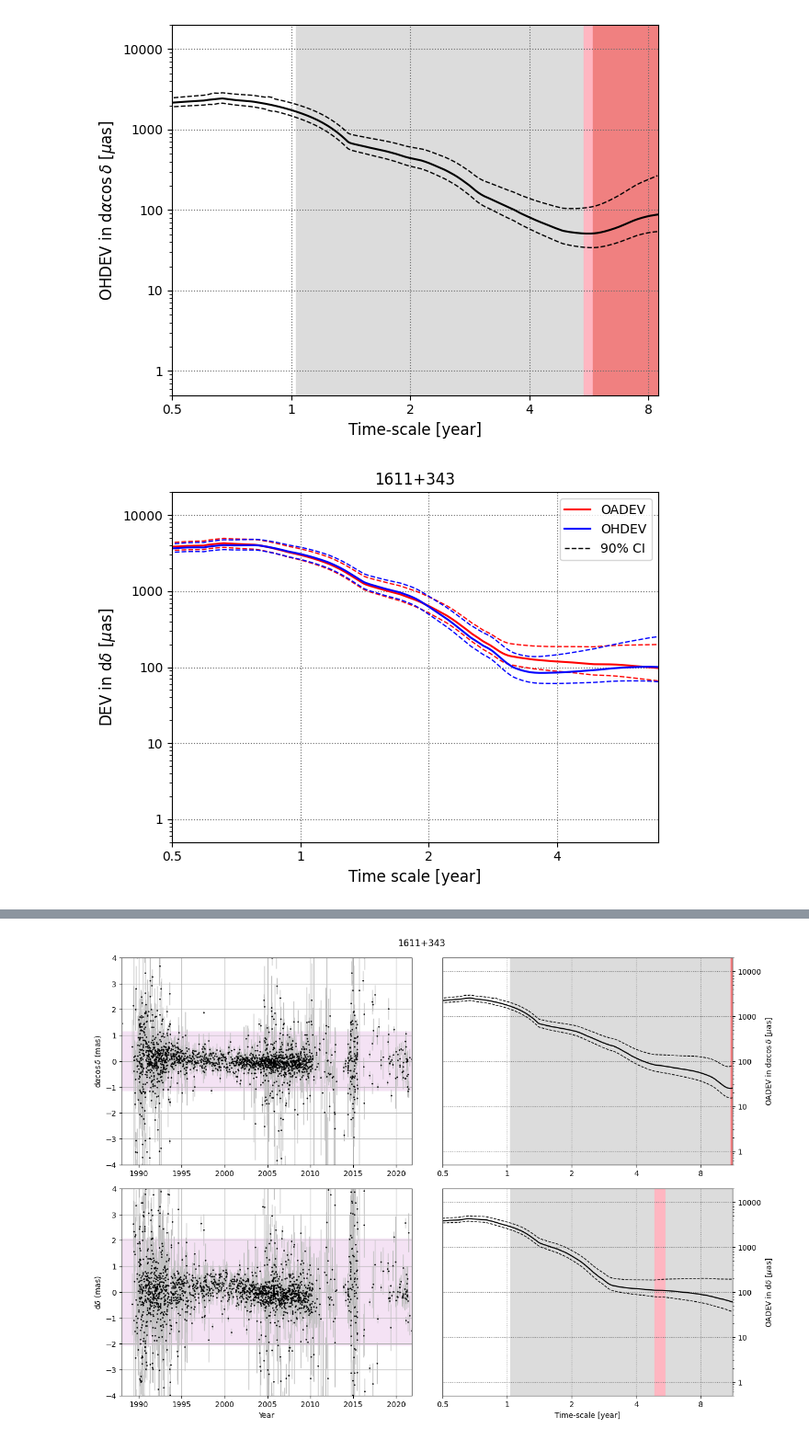
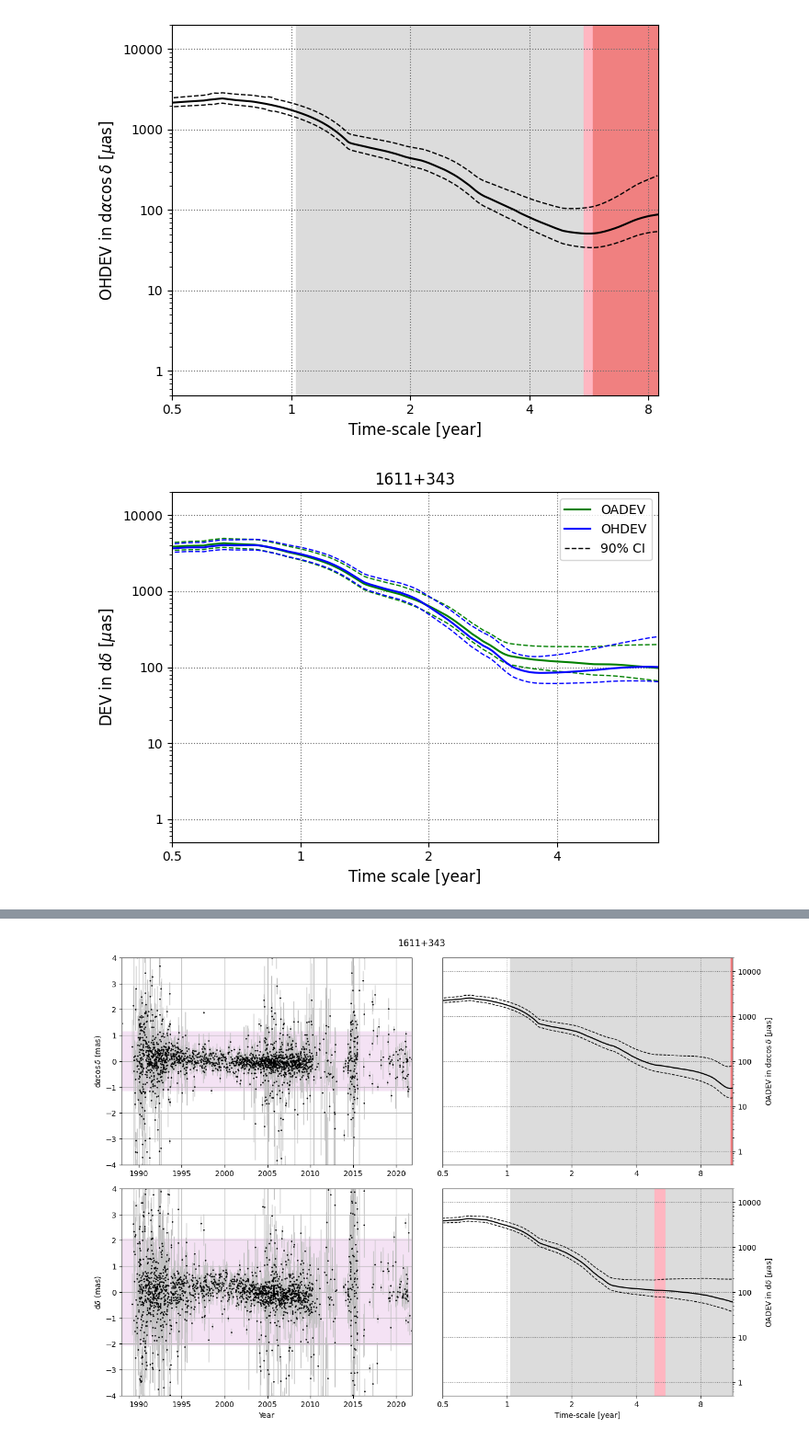
Before and after one commit to verasha/radio-sources, a Jupyter notebook: 20 Samples/1611+343.ipynb, the cells around one changed output, grey strips where cells are left out. Shown at 92% size. Drawn from its saved outputs; the diff is of its cells as text; code cells hidden in the pictures.

```diff
--- a/20 Samples/1611+343.ipynb
+++ b/20 Samples/1611+343.ipynb
@@ -259,35 +247,35 @@ plt.tight_layout()
 # %%
 plt.figure()
 plt.grid(color='dimgray',linestyle='dotted')
 
 # Plot OADEV and CIs
-plt.plot(tau_dec_year,allanstd_dec,color='red',label='OADEV')
-plt.plot(tau_dec_year, ci_dec_low,color='red',linestyle='dashed',linewidth=1)
-plt.plot(tau_dec_year, ci_dec_high,color='red',linestyle='dashed',linewidth=1)
+plt.plot(tau_dec_year,allanstd_dec,color='green',label='OADEV')
+plt.plot(tau_dec_year, ci_dec_low,color='green',linestyle='dashed',linewidth=1)
+plt.plot(tau_dec_year, ci_dec_high,color='green',linestyle='dashed',linewidth=1)
 
 # Plot OHDEV and CIs
 plt.plot(tau_dec_had_year,hadstd_dec,color='blue',label='OHDEV')
 plt.plot(tau_dec_had_year, ci_dec_had_low,color='blue',linestyle='dashed',linewidth=1)
 plt.plot(tau_dec_had_year, ci_dec_had_high,color='blue',linestyle='dashed',linewidth=1)
 
 
 # Dummy label
 plt.plot(tau_dec_year[0],ci_dec_high[0],label='90% CI',linestyle='dashed',color='black',linewidth=1)
 
 plt.xlabel('Time scale [year]', fontsize=12)
 plt.ylabel(r'DEV in d$\delta$ [$\mu$as]', fontsize=12)
 plt.title('1611+343')
 plt.xlim(0.5,6.9)
 plt.ylim(0.5,2*10**4)
 plt.xscale('log',base = 2)
 plt.yscale('log')
 plt.gca().yaxis.set_major_formatter(ticker.FuncFormatter(lambda y, _: '{:g}'.format(y)))
 plt.gca().xaxis.set_major_formatter(ticker.FuncFormatter(lambda y, _: '{:g}'.format(y)))
 
 plt.legend()
 plt.tight_layout()
 # %% [output]
-[figure, old version]
+[figure, new version]
 # %%
 plt.figure()
 plt.grid(color='dimgray',linestyle='dotted')
```
Also changed, not shown: parts of 10 cells of this notebook, 6 other files.
